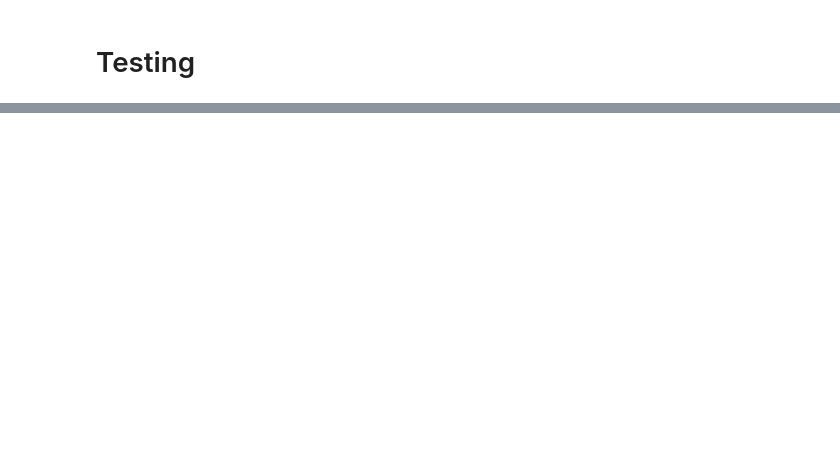
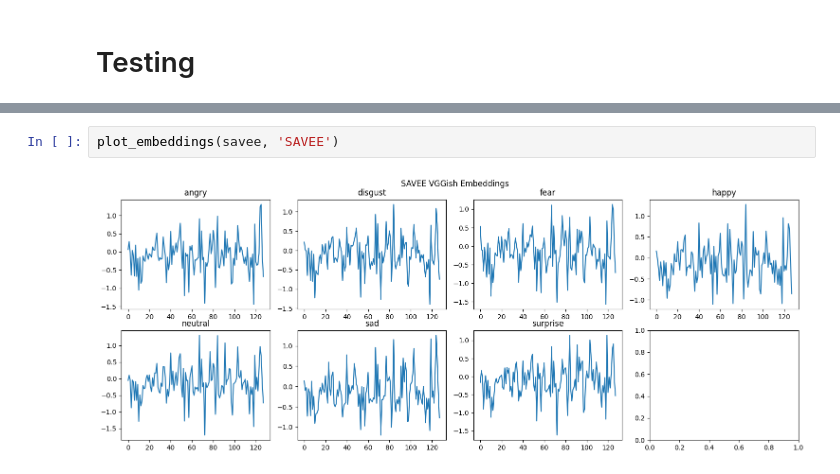
Before and after one commit to SaminYaser-work/audio-preprocessing-and-feature-extraction, a Jupyter notebook: notebook/vggish_emb.ipynb, the cells around one changed output, grey strips where cells are left out. Cells and saved outputs as stored; diff of their text form; blank space fills up the shorter version.

```diff
--- a/notebook/vggish_emb.ipynb
+++ b/notebook/vggish_emb.ipynb
@@ -100,0 +110,4 @@ y[200]
+# %%
+plot_embeddings(savee, 'SAVEE')
+# %% [output]
+[figure, added]
```
Also changed, not shown: parts of 19 cells of this notebook, 1 other file.
